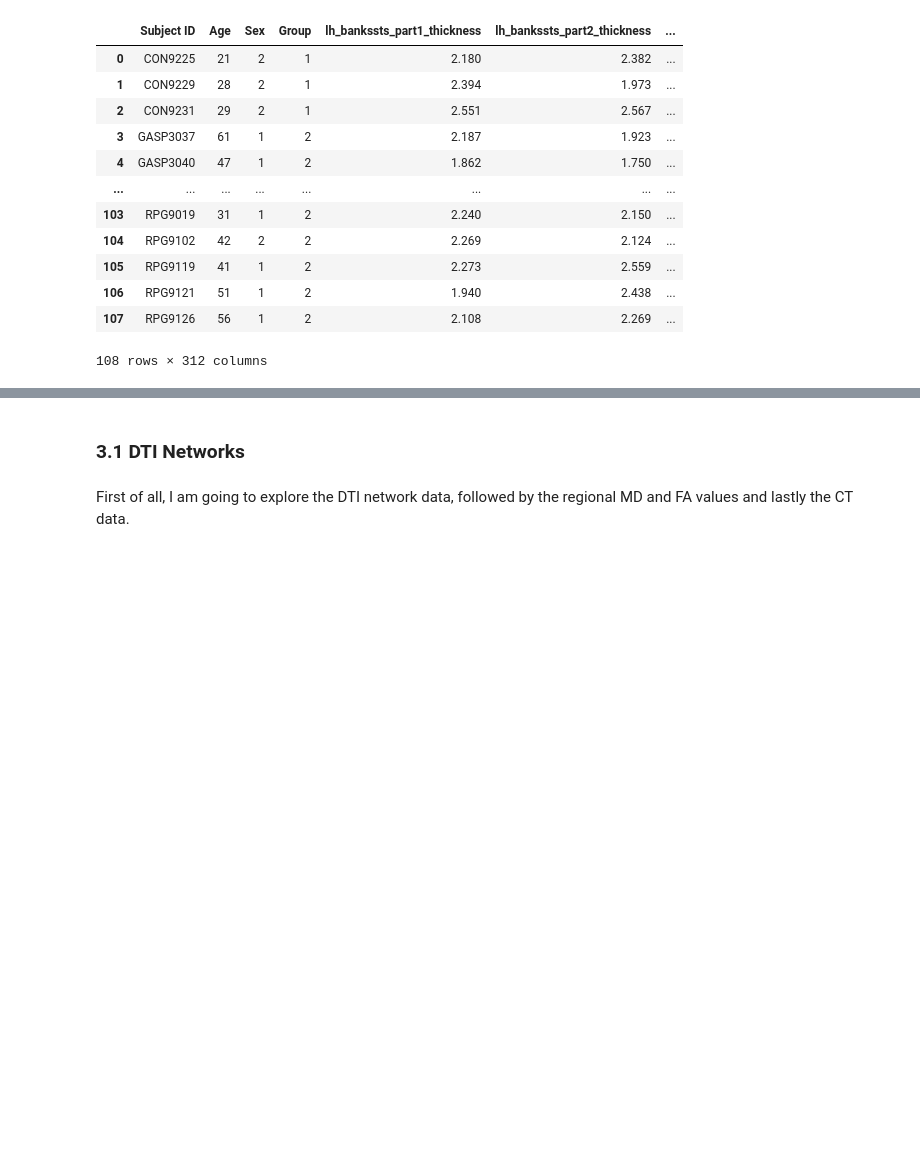
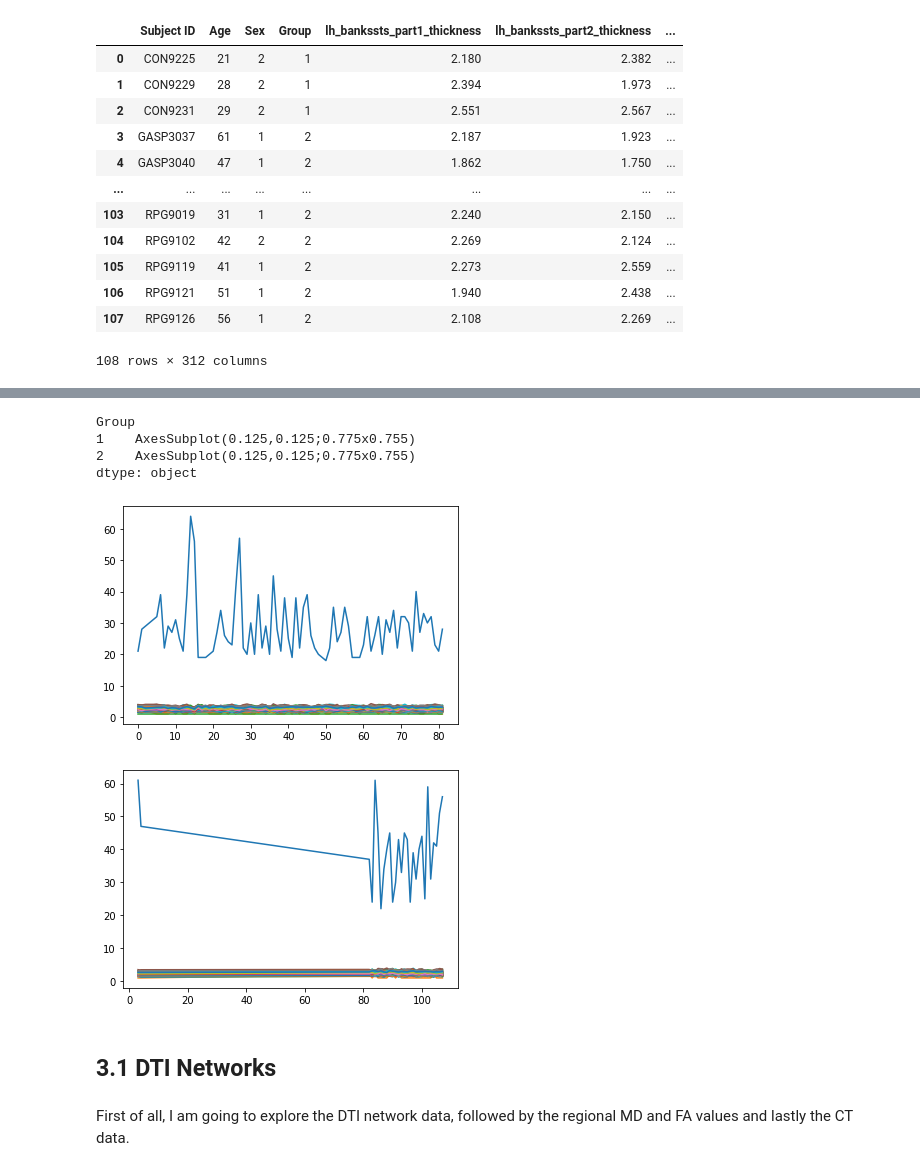
Before and after one commit to mello-y/MSc5_research_project, a Jupyter notebook: data/Data_exploration.ipynb, the cells around one changed output, grey strips where cells are left out. Cells and saved outputs as stored; diff of their text form; code cells hidden in the pictures; blank space fills up the shorter version.

Commit message:
computed mean and plot for patient and controls

```diff
--- a/data/Data_exploration.ipynb
+++ b/data/Data_exploration.ipynb
@@ -295,0 +288,9 @@ CT_Dublin
+# %%
+CT_Dublin.groupby('Group').plot(legend=False)
+# %% [output]
+Group
+1    AxesSubplot(0.125,0.125;0.775x0.755)
+2    AxesSubplot(0.125,0.125;0.775x0.755)
+dtype: object
+[figure, added]
+[figure, added]
@@ -296,5 +314,5 @@ CT_Dublin
 # %% [markdown]
-### 3.1 DTI Networks
+## 3.1 DTI Networks
 # %% [markdown]
 First of all, I am going to explore the DTI network data, followed by the regional MD and FA values and lastly the CT data.
 # %% [markdown]
```
Also changed, not shown: parts of 7 cells of this notebook.
